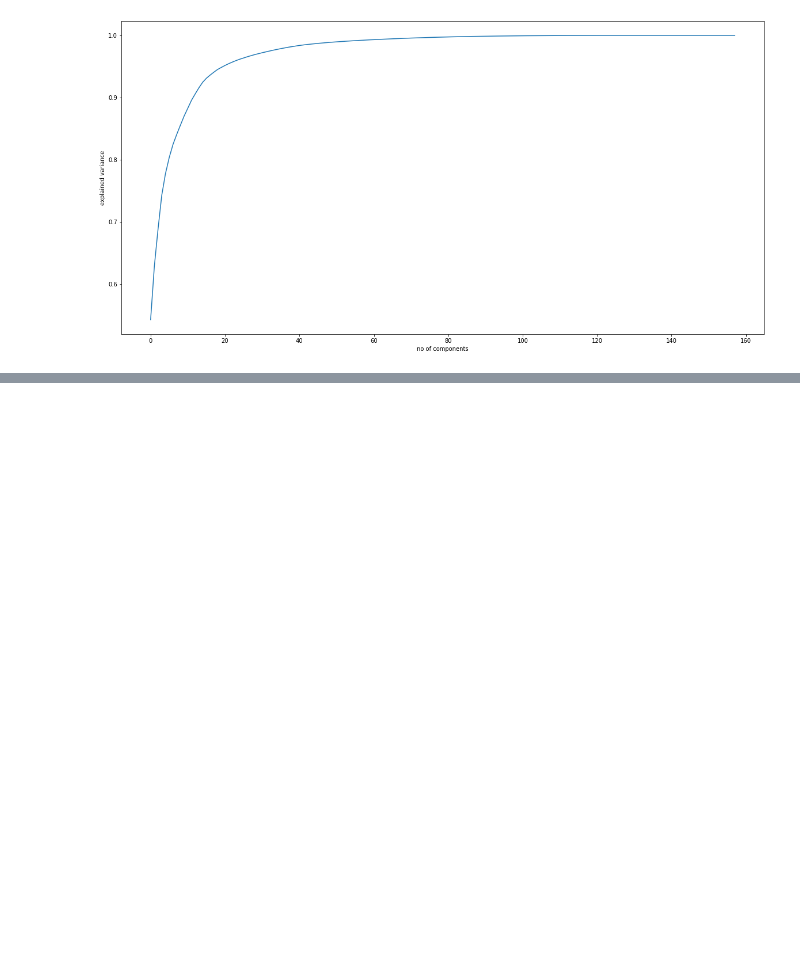
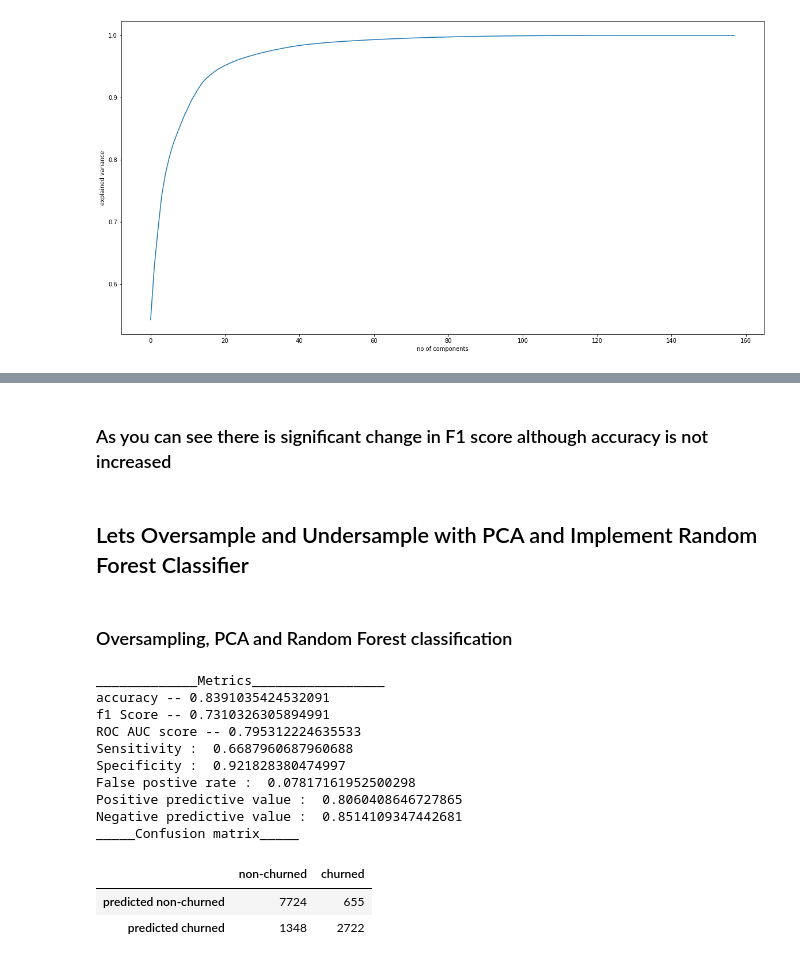
Before and after one commit to jagadeesh-gajula/Telecom-Churn-Prediction, a Jupyter notebook: Telecom Churn Case Study.ipynb, the cells around one changed output, grey strips where cells are left out. Saved outputs shown, nothing was run; the diff lists cells and outputs as text; code cells hidden in the pictures; blank space fills up the shorter version.

```diff
--- a/Telecom Churn Case Study.ipynb
+++ b/Telecom Churn Case Study.ipynb
@@ -567,0 +677,60 @@ _____Confusion matrix_____
+# %% [markdown]
+### As you can see there is significant change in F1 score although accuracy is not increased
+# %% [markdown]
+## Lets Oversample and Undersample with PCA and Implement Random Forest Classifier
+# %% [markdown]
+### Oversampling, PCA and Random Forest classification
+# %%
+# lets implement overSampling and PCA before proceeding to next model
+
+# Oversampling data to get good F1 score
+import imblearn
+oversample = imblearn.over_sampling.RandomOverSampler(sampling_strategy=.5)
+x_over, y_over = oversample.fit_resample(pca_df_original.drop('label',axis=1)
+                                         ,pca_df_original.label)
+
+
+# lets scale data before making into PCA algorithm
+from sklearn.preprocessing import MinMaxScaler
+scale = MinMaxScaler()
+target = pca_df_original.label
+x_over = scale.fit_transform(x_over)
+
+from sklearn.decomposition import IncrementalPCA
+pca_tree = IncrementalPCA(n_components=25)
+x_over = pca_tree.fit_transform(x_under)
+
+
+x_train,x_test,y_train,y_test=train_test_split(x_over,y_over,test_size=0.3)
+
+
+from sklearn.ensemble import RandomForestClassifier
+clf = RandomForestClassifier(n_estimators=150,max_depth=7,min_samples_split=7, random_state=0)
+clf.fit(x_train,y_train)
+
+y_pred = clf.predict(x_test)
+print("_____________Metrics_________________")
+print("accuracy --",metrics.accuracy_score(y_test,y_pred))
+confusion = metrics.confusion_matrix(y_test,y_pred)
+print("f1 Score --",metrics.f1_score(y_test,y_pred))
+print("ROC AUC score --",metrics.roc_auc_score(y_test,y_pred))
+clf_metrics(y_test,y_pred)
+print("_____Confusion matrix_____")
+confusion = pd.DataFrame(confusion)
+confusion.columns=['non-churned','churned']
+confusion.index=['predicted non-churned','predicted churned']
+confusion.style.background_gradient()
+# %% [output]
+_____________Metrics_________________
+accuracy -- 0.8391035424532091
+f1 Score -- 0.7310326305894991
+ROC AUC score -- 0.795312224635533
+Sensitivity :  0.6687960687960688
+Specificity :  0.921828380474997
+False postive rate :  0.07817161952500298
+Positive predictive value :  0.8060408646727865
+Negative predictive value :  0.8514109347442681
+_____Confusion matrix_____
+|  | non-churned | churned |
+| predicted non-churned | 7724 | 655 |
+| predicted churned | 1348 | 2722 |
```
Also changed, not shown: parts of 40 cells of this notebook.
